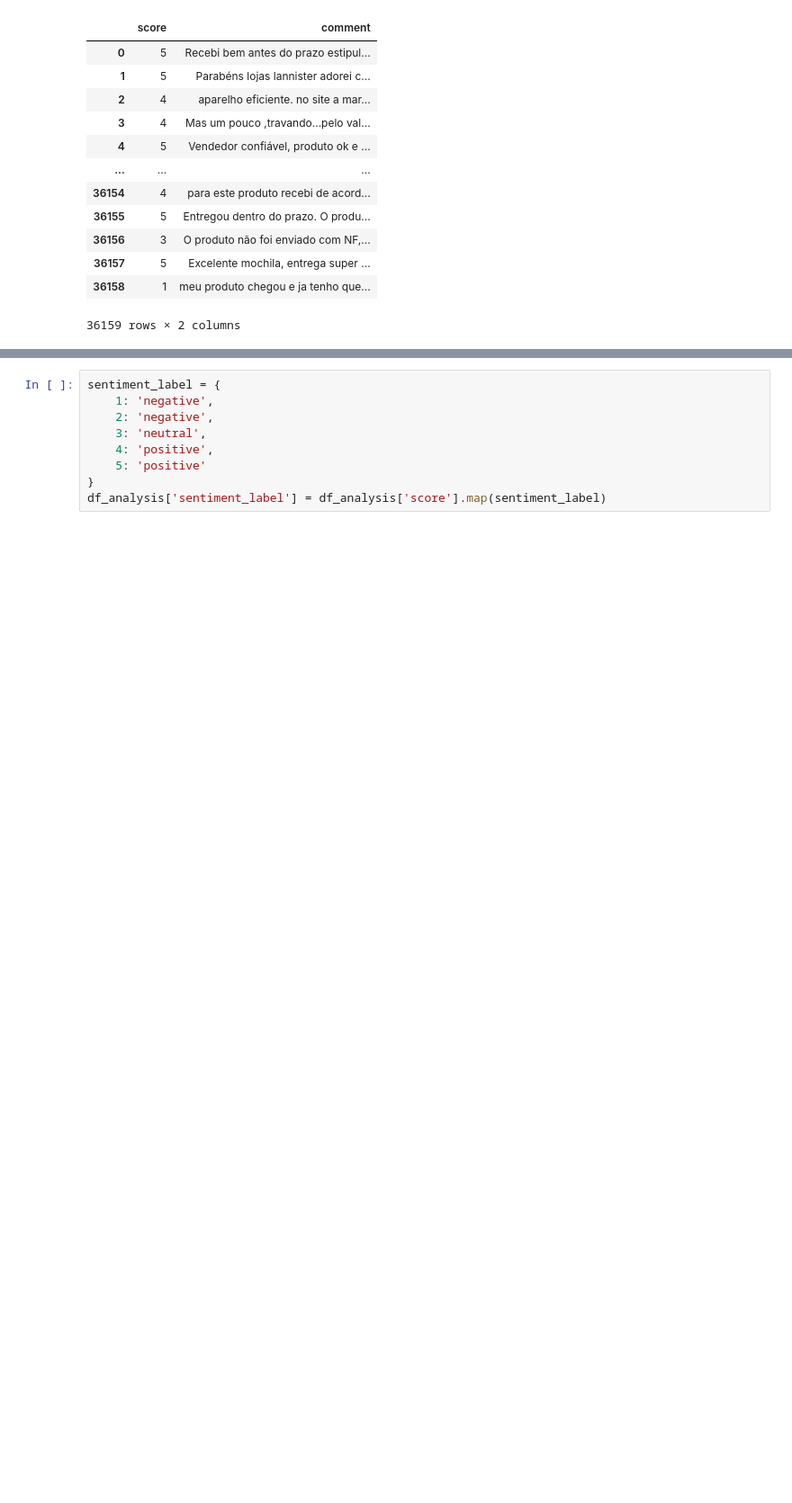
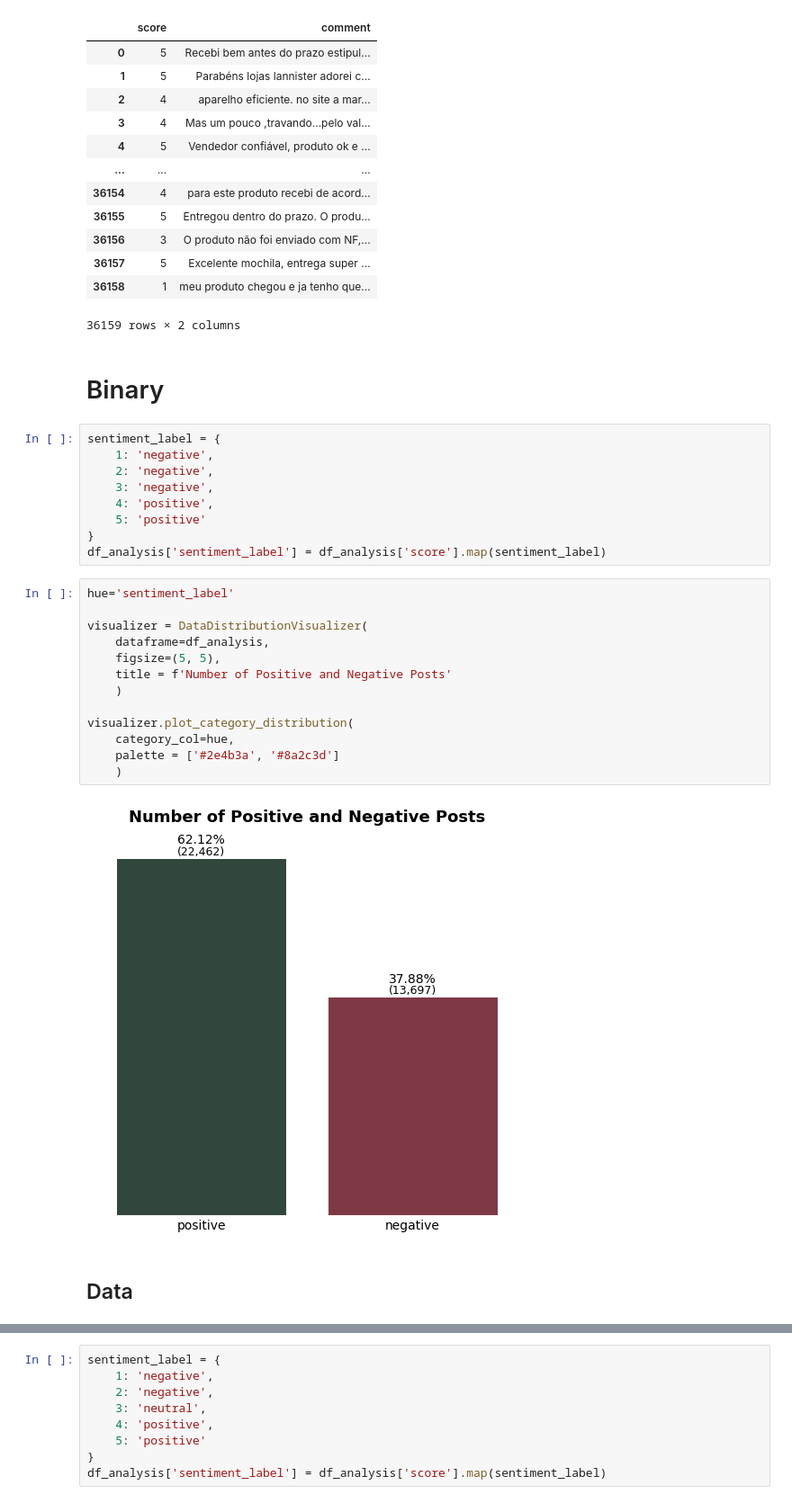
Before and after one commit to rvanguita/Brazilian_E-Commerce, a Jupyter notebook: main.ipynb, the cells around one changed output, grey strips where cells are left out. Shown at 90% size. Cells and saved outputs as stored; diff of their text form; blank space fills up the shorter version.

```diff
--- a/main.ipynb
+++ b/main.ipynb
@@ -122,3 +127,31 @@ df_analysis
 | 36157 | 5 | Excelente mochila, entrega super ... |
 | 36158 | 1 | meu produto chegou e ja tenho que... |
 36159 rows × 2 columns
+# %% [markdown]
+# Binary
+# %%
+sentiment_label = {
+    1: 'negative',
+    2: 'negative',
+    3: 'negative',
+    4: 'positive',
+    5: 'positive'
+}
+df_analysis['sentiment_label'] = df_analysis['score'].map(sentiment_label)
+# %%
+hue='sentiment_label'
+
+visualizer = DataDistributionVisualizer(
+    dataframe=df_analysis,
+    figsize=(5, 5),
+    title = f'Number of Positive and Negative Posts'
+    )
+
+visualizer.plot_category_distribution(
+    category_col=hue,
+    palette = ['#2e4b3a', '#8a2c3d']
+    )
+# %% [output]
+[figure, added]
+# %% [markdown]
+## Data
```
Also changed, not shown: parts of 67 cells of this notebook, 16 other files.
